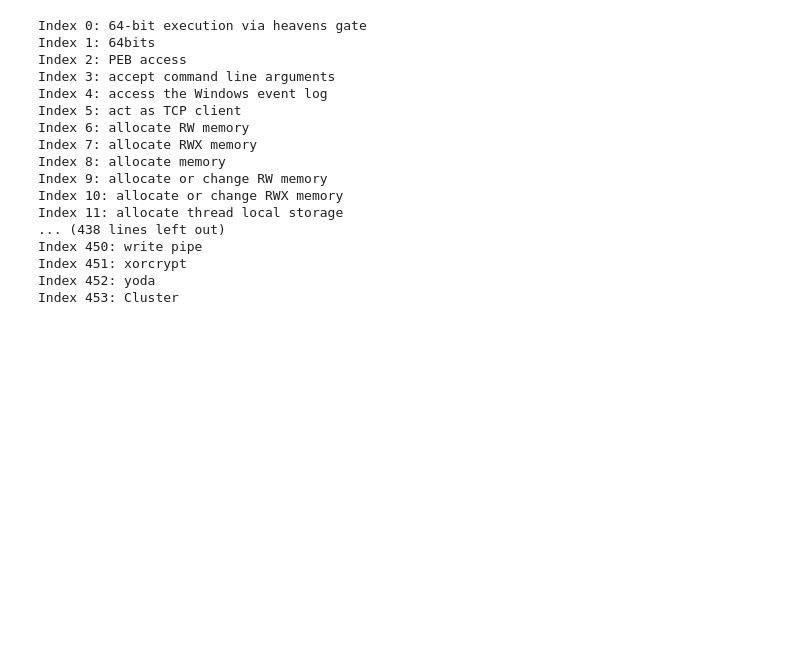
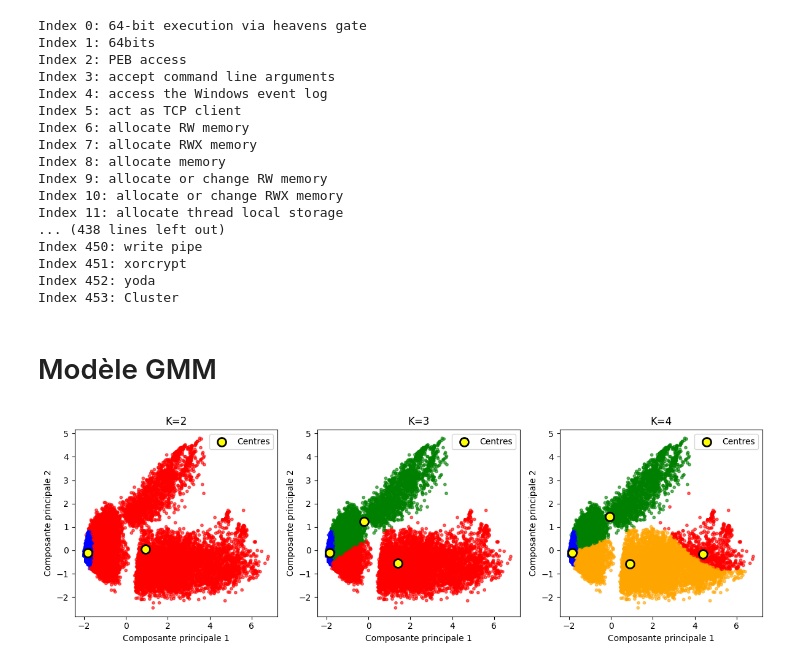
Before and after one commit to lucasvazelle/SORBONNE_DATA_CHALLENGE_SALT, a Jupyter notebook: Non_supervisé_entre_les_comportements.ipynb, the cells around one changed output. Saved outputs shown, nothing was run; the diff lists cells and outputs as text; code cells hidden in the pictures; blank space fills up the shorter version.

```diff
--- a/Non_supervisé_entre_les_comportements.ipynb
+++ b/Non_supervisé_entre_les_comportements.ipynb
@@ -224,3 +229,46 @@ Index 450: write pipe
 Index 451: xorcrypt
 Index 452: yoda
 Index 453: Cluster
+# %% [markdown]
+# Modèle GMM
+# %%
+# Réduction de dimension avec PCA pour la visualisation
+pca = PCA(n_components=2)
+X_pca = pca.fit_transform(metadata_train.iloc[:, 1:])  # Suppression de la première colonne si besoin
+
+# Définition des couleurs pour les clusters
+colors = ['blue', 'red', 'green', 'orange', 'purple', 'brown']
+
+# Appliquer GMM avec différents nombres de clusters
+gmm2 = GaussianMixture(n_components=2, covariance_type='full', random_state=42).fit(X_pca)
+gmm3 = GaussianMixture(n_components=3, covariance_type='full', random_state=42).fit(X_pca)
+gmm4 = GaussianMixture(n_components=4, covariance_type='full', random_state=42).fit(X_pca)
+
+# Création de la figure pour afficher les résultats
+plt.figure(figsize=(12, 4))
+
+# Liste des modèles et titres
+gmm_models = [gmm2, gmm3, gmm4]
+titles = ["K=2", "K=3", "K=4"]
+
+for i, gmm in enumerate(gmm_models):
+    plt.subplot(1, 3, i + 1)
+
+    # Prédiction des clusters
+    labels = gmm.predict(X_pca)
+
+    # Affichage des points colorés par cluster
+    plt.scatter(X_pca[:, 0], X_pca[:, 1], c=[colors[lab] for lab in labels], alpha=0.6, s=10)
+
+    # Affichage des centres des clusters
+    plt.scatter(gmm.means_[:, 0], gmm.means_[:, 1], edgecolor='black', marker="o", s=100, facecolor="yellow", linewidth=2, label="Centres")
+
+    plt.title(titles[i])
+    plt.xlabel("Composante principale 1")
+    plt.ylabel("Composante principale 2")
+    plt.legend()
+
+plt.tight_layout()
+plt.show()
+# %% [output]
+[figure, added]
```
Also changed, not shown: parts of 5 cells of this notebook.
